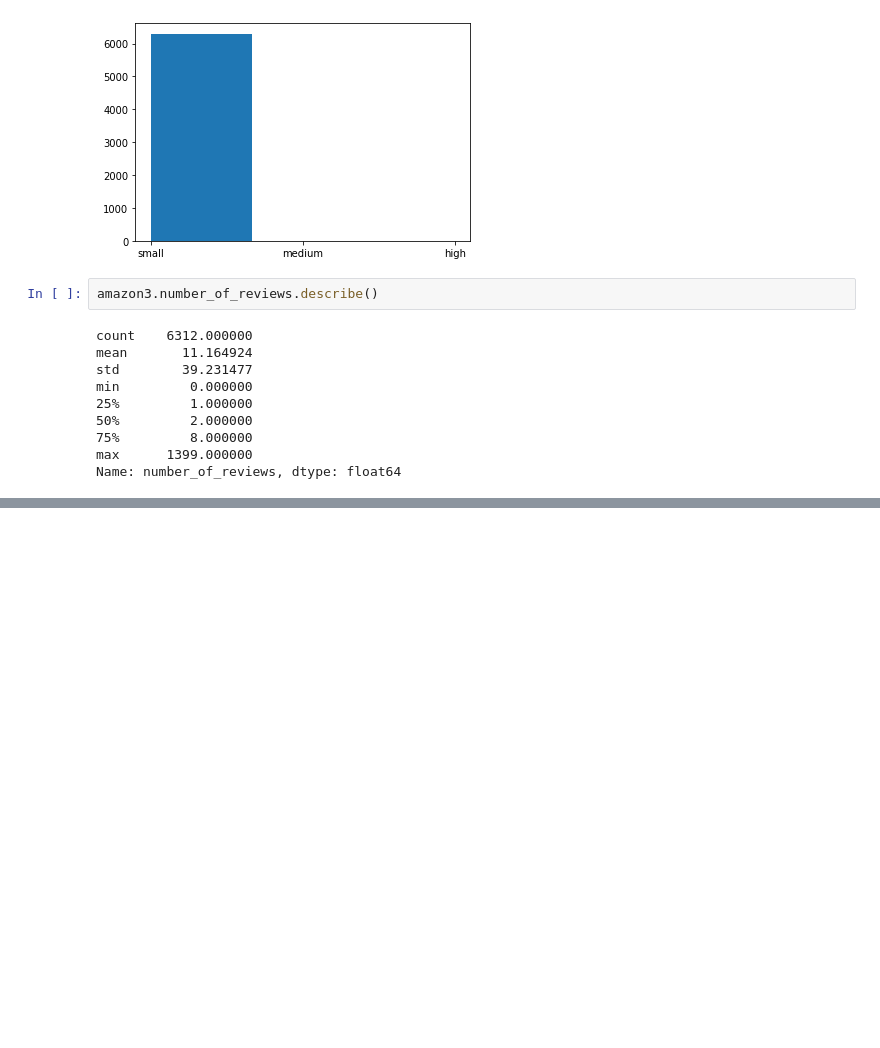
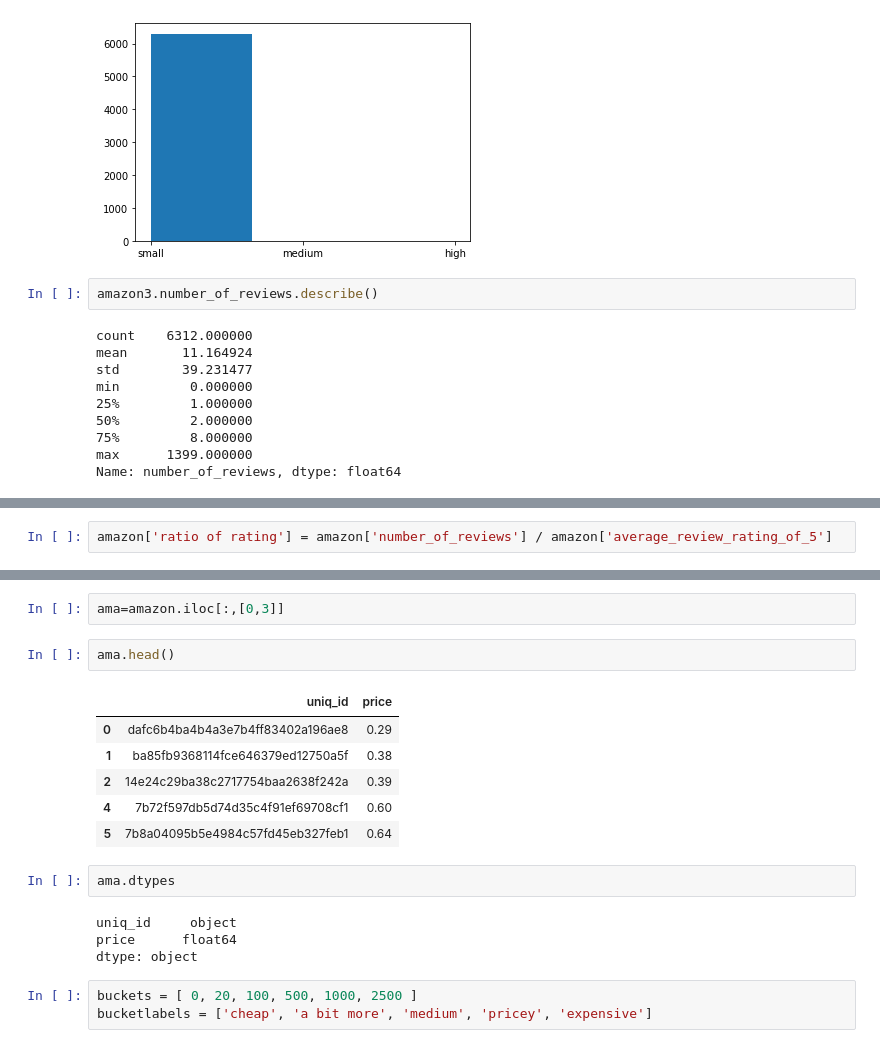
Before and after one commit to sekharmm/mandava_IT533, a Jupyter notebook: week2_lab.ipynb, the cells around one changed output, grey strips where cells are left out. Cells and saved outputs as stored; diff of their text form; blank space fills up the shorter version.

```diff
--- a/week2_lab.ipynb
+++ b/week2_lab.ipynb
@@ -199,0 +245,2 @@ Name: number_of_reviews, dtype: float64
+# %%
+amazon['ratio of rating'] = amazon['number_of_reviews'] / amazon['average_review_rating_of_5']
@@ -199,0 +262,20 @@ Name: number_of_reviews, dtype: float64
+# %%
+ama=amazon.iloc[:,[0,3]]
+# %%
+ama.head()
+# %% [output]
+|  | uniq_id | price |
+| 0 | dafc6b4ba4b4a3e7b4ff83402a196ae8 | 0.29 |
+| 1 | ba85fb9368114fce646379ed12750a5f | 0.38 |
+| 2 | 14e24c29ba38c2717754baa2638f242a | 0.39 |
+| 4 | 7b72f597db5d74d35c4f91ef69708cf1 | 0.60 |
+| 5 | 7b8a04095b5e4984c57fd45eb327feb1 | 0.64 |
+# %%
+ama.dtypes
+# %% [output]
+uniq_id     object
+price      float64
+dtype: object
+# %%
+buckets = [ 0, 20, 100, 500, 1000, 2500 ]
+bucketlabels = ['cheap', 'a bit more', 'medium', 'pricey', 'expensive']
```
Also changed, not shown: parts of 6 cells of this notebook.
